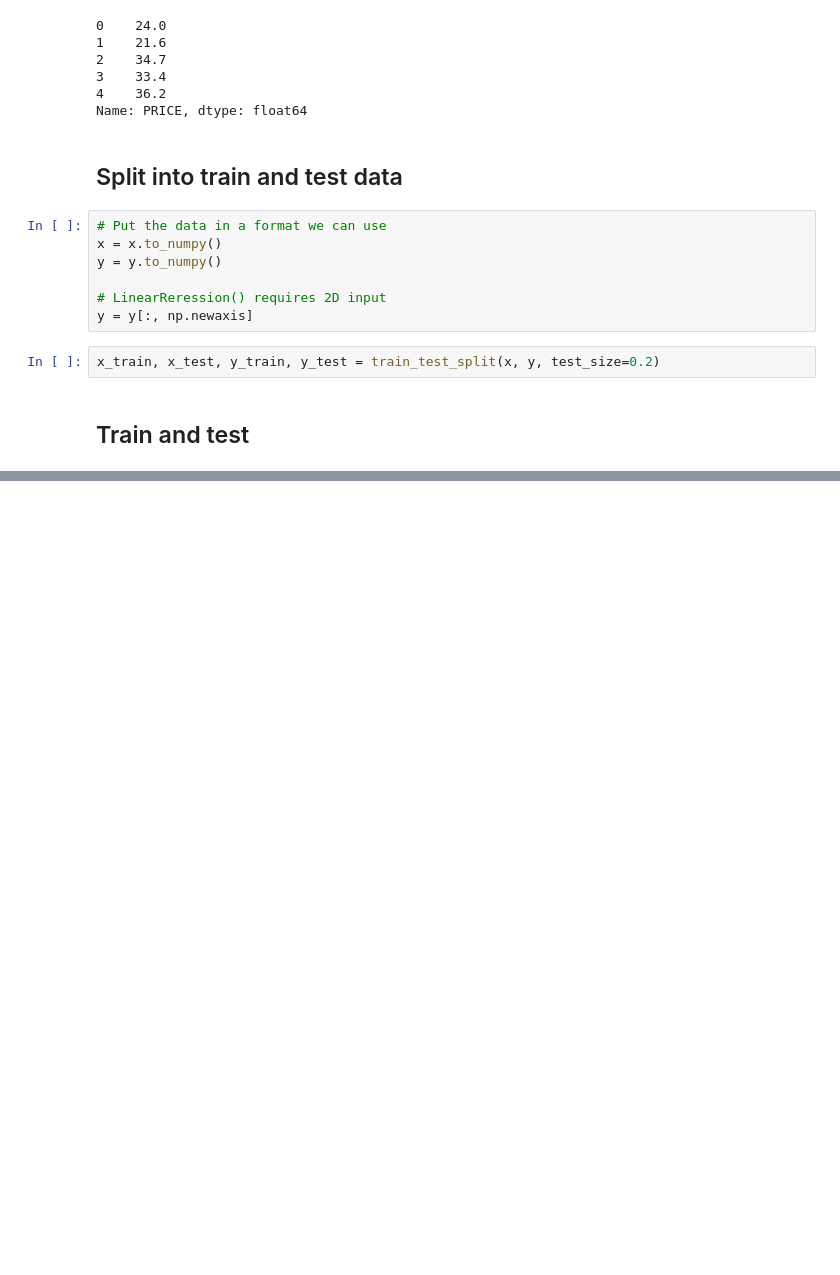
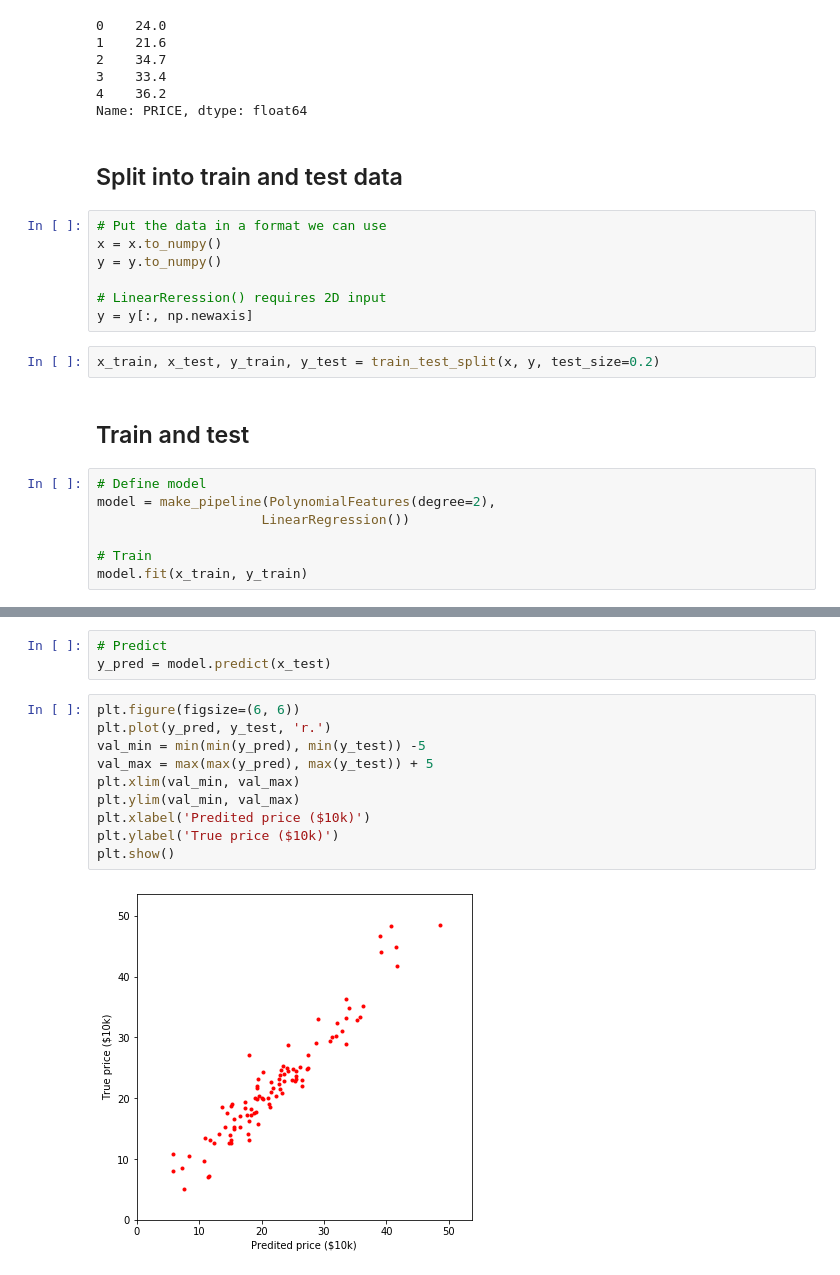
Before and after one commit to seddonr/ML_examples, a Jupyter notebook: polynomial_regression_multivar.ipynb, the cells around one changed output, grey strips where cells are left out. Saved outputs shown, nothing was run; the diff lists cells and outputs as text; blank space fills up the shorter version.

Commit message:
polynomial_regression_multivar.ipynb: train, test implemented

```diff
--- a/polynomial_regression_multivar.ipynb
+++ b/polynomial_regression_multivar.ipynb
@@ -191,3 +191,10 @@ y = y[:, np.newaxis]
 x_train, x_test, y_train, y_test = train_test_split(x, y, test_size=0.2)
 # %% [markdown]
 ## Train and test
+# %%
+# Define model
+model = make_pipeline(PolynomialFeatures(degree=2),
+                     LinearRegression())
+
+# Train
+model.fit(x_train, y_train)
@@ -193,0 +210,15 @@ x_train, x_test, y_train, y_test = train_test_split(x, y, test_size=0.2)
+# %%
+# Predict
+y_pred = model.predict(x_test)
+# %%
+plt.figure(figsize=(6, 6))
+plt.plot(y_pred, y_test, 'r.')
+val_min = min(min(y_pred), min(y_test)) -5
+val_max = max(max(y_pred), max(y_test)) + 5
+plt.xlim(val_min, val_max)
+plt.ylim(val_min, val_max)
+plt.xlabel('Predited price ($10k)')
+plt.ylabel('True price ($10k)')
+plt.show()
+# %% [output]
+[figure, added]
```
Also changed, not shown: parts of 2 cells of this notebook.
